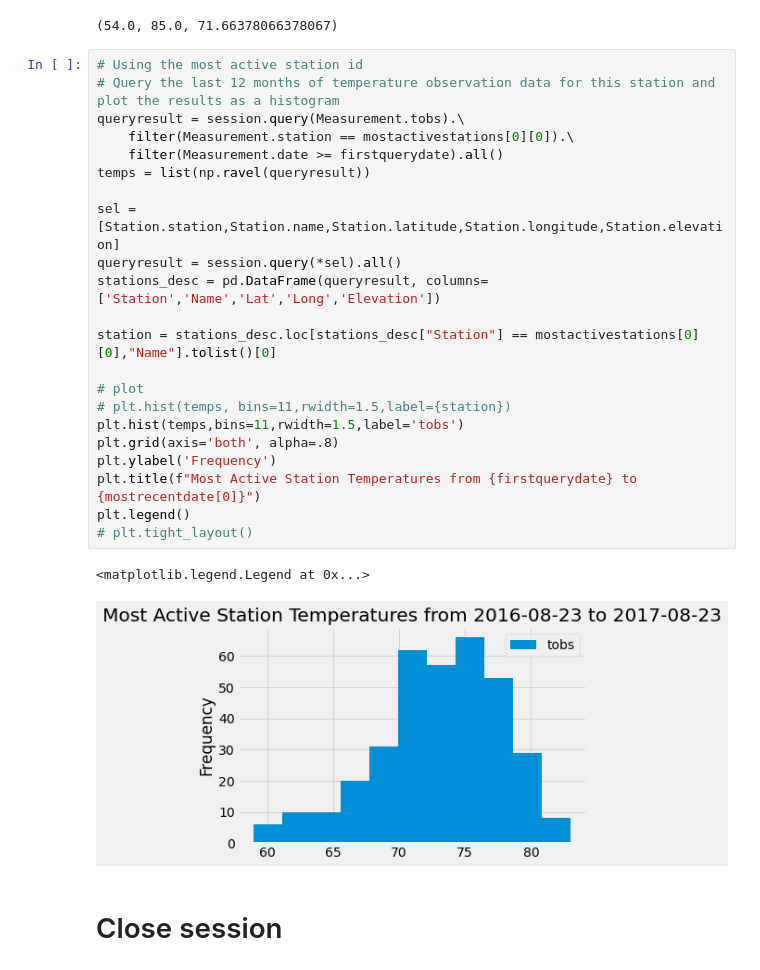
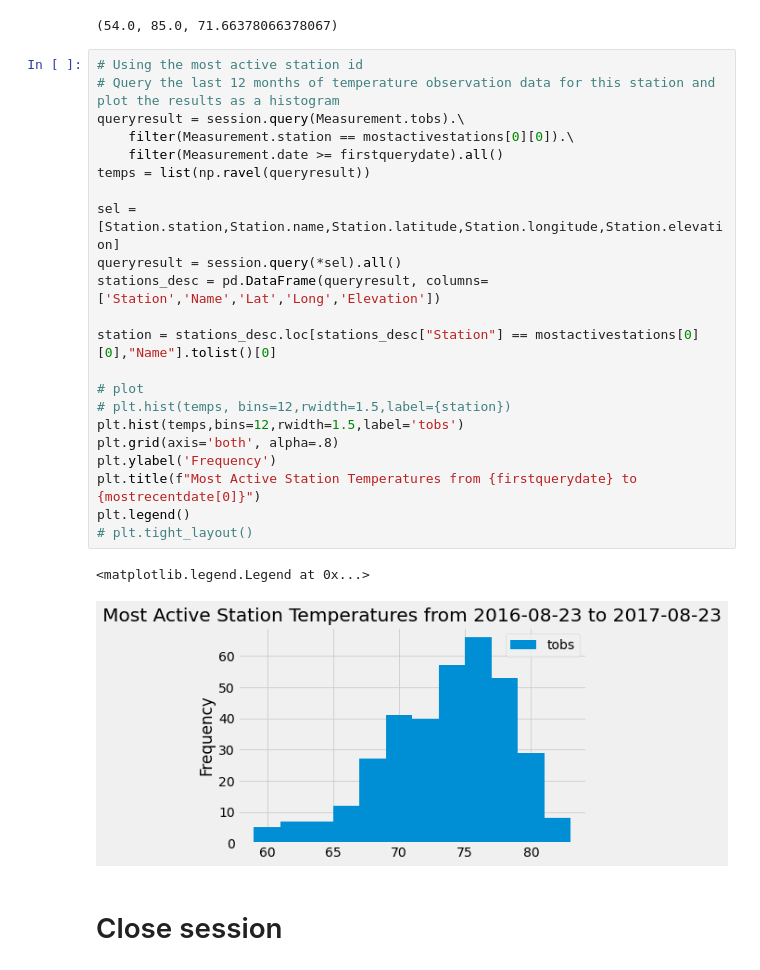
Before and after one commit to Steff-C/sqlalchemy-challenge, a Jupyter notebook: climate_starter.ipynb, the cells around one changed output. Cells and saved outputs as stored; diff of their text form.

Commit message:
correct histogram to 12 bins

```diff
--- a/climate_starter.ipynb
+++ b/climate_starter.ipynb
@@ -156,28 +156,28 @@ mostactivestationinfo
 # %%
 # Using the most active station id
 # Query the last 12 months of temperature observation data for this station and plot the results as a histogram
 queryresult = session.query(Measurement.tobs).\
     filter(Measurement.station == mostactivestations[0][0]).\
     filter(Measurement.date >= firstquerydate).all()
 temps = list(np.ravel(queryresult))
 
 sel = [Station.station,Station.name,Station.latitude,Station.longitude,Station.elevation]
 queryresult = session.query(*sel).all()
 stations_desc = pd.DataFrame(queryresult, columns=['Station','Name','Lat','Long','Elevation'])
 
 station = stations_desc.loc[stations_desc["Station"] == mostactivestations[0][0],"Name"].tolist()[0]
 
 # plot
-# plt.hist(temps, bins=11,rwidth=1.5,label={station})
-plt.hist(temps,bins=11,rwidth=1.5,label='tobs')
+# plt.hist(temps, bins=12,rwidth=1.5,label={station})
+plt.hist(temps,bins=12,rwidth=1.5,label='tobs')
 plt.grid(axis='both', alpha=.8)
 plt.ylabel('Frequency')
 plt.title(f"Most Active Station Temperatures from {firstquerydate} to {mostrecentdate[0]}")
 plt.legend()
 # plt.tight_layout()
 # %% [output]
 <matplotlib.legend.Legend at 0x...>
-[figure, old version]
+[figure, new version]
 # %% [markdown]
 # Close session
 # %%
```
